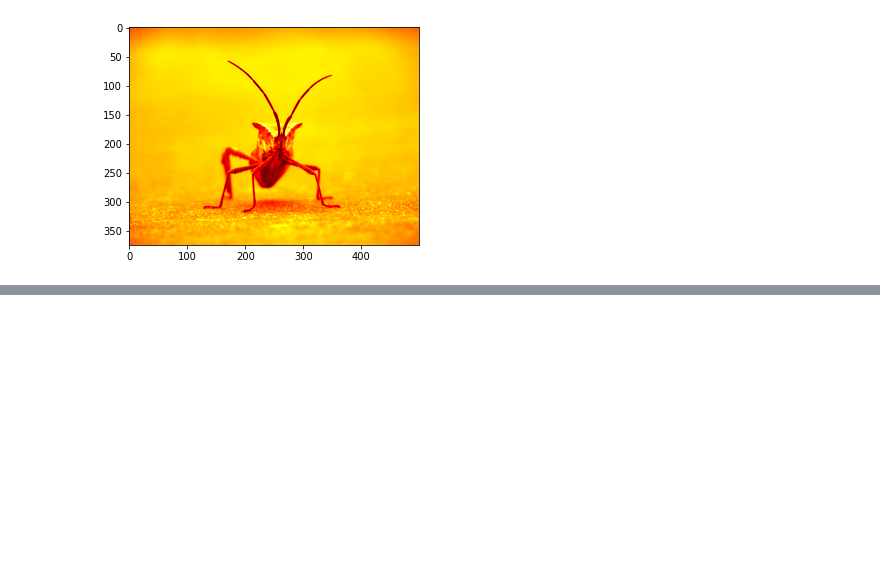
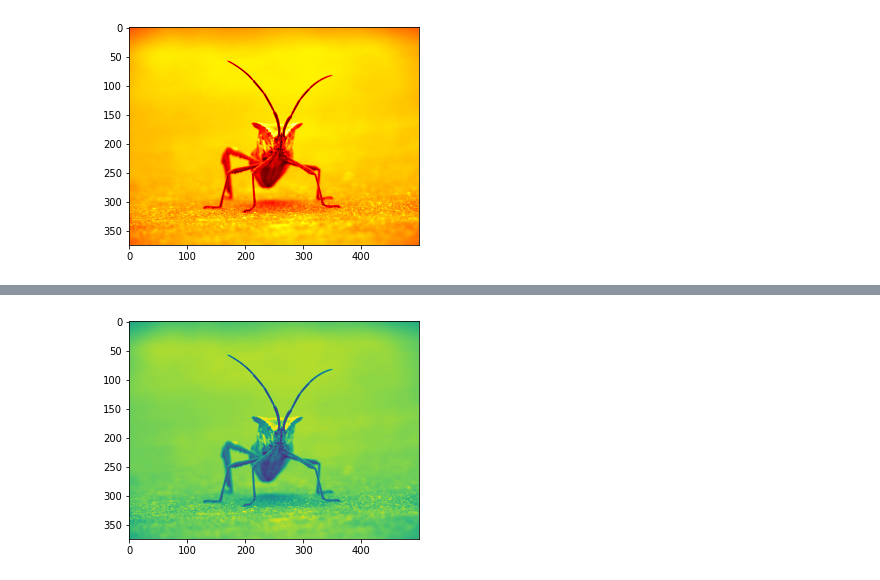
Before and after one commit to Sravan-Apps/python_notebooks, a Jupyter notebook: matplotlib_scratch.ipynb, the cells around one changed output, grey strips where cells are left out. Cells and saved outputs as stored; diff of their text form; code cells hidden in the pictures; blank space fills up the shorter version.

```diff
--- a/matplotlib_scratch.ipynb
+++ b/matplotlib_scratch.ipynb
@@ -507,0 +558,4 @@ plt.imshow(lum_img, cmap="hot")
+# %%
+imgplot = plt.imshow(lum_img, clim=(0.0, 0.7))
+# %% [output]
+[figure, added]
```
Also changed, not shown: parts of 13 cells of this notebook.
